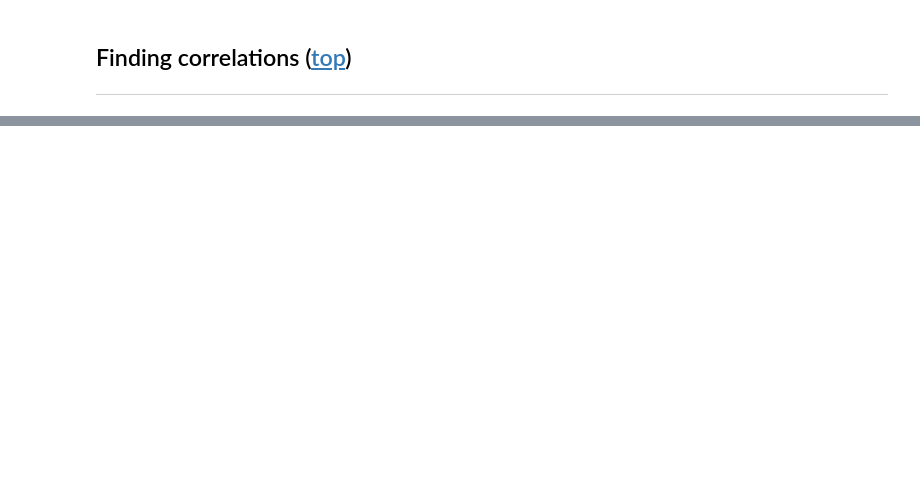
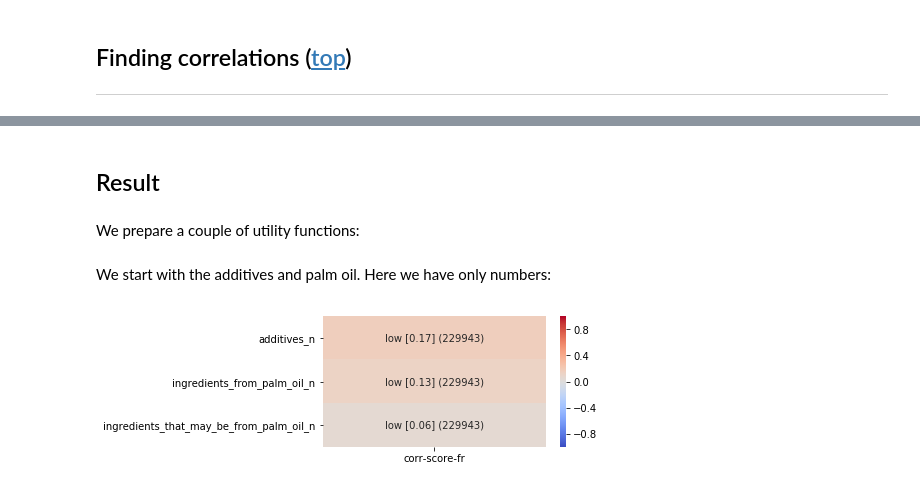
Before and after one commit to jeanrichard/epflx-adsml19-course2-project, a Jupyter notebook: course-02-project-task-f.ipynb, the cells around one changed output, grey strips where cells are left out. Saved outputs shown, nothing was run; the diff lists cells and outputs as text; code cells hidden in the pictures; blank space fills up the shorter version.

```diff
--- a/course-02-project-task-f.ipynb
+++ b/course-02-project-task-f.ipynb
@@ -423,0 +255,46 @@ plt.show()
+# %% [markdown]
+## Result
+# %% [markdown]
+We prepare a couple of utility functions:
+# %%
+def categorize(coeff: float) -> str:
+    """\
+    If the coefficient is NA, returns NA. Otherwise, returns one of 'low', 'moderate' or 'high'.
+    """
+    if pd.isna(coeff):
+        return coeff
+
+    coeff = math.fabs(coeff)
+    # The coefficient is in range [0, 1]:
+    if 0 <= coeff < 0.3:
+        return 'low'
+    elif 0.3 <= coeff < 0.5:
+        return 'moderate'
+    else:  # 0.5 <= coeff <= 1.0
+        return 'high'
+
+
+def plot_heatmap(cols: t.List[str]) -> None:
+    """\
+    """
+    corr_df = df[cols].corrwith(df['nutrition-score-fr_100g']).to_frame(name='corr-score-fr')
+
+    # Compute the number of entries where the given column and the score columns were both not NA:
+    nnotnas = []
+    for col in cols:
+        nnotna = (df[col].notna() & df['nutrition-score-fr_100g'].notna()).sum()
+        nnotnas.append(nnotna)
+
+    labels = pd.DataFrame(data=[
+        f'{categorize(coeff)} [{coeff:.2f}] ({nnotna})' for coeff, nnotna in zip(corr_df['corr-score-fr'], nnotnas)
+    ])
+
+    fig, ax = plt.subplots(figsize=(5, len(cols) * 0.8))
+    sns.heatmap(corr_df[['corr-score-fr']], annot=labels, fmt='', vmin=-1.0, vmax=1.0, cmap='coolwarm', ax=ax)
+    plt.show()
+# %% [markdown]
+We start with the additives and palm oil. Here we have only numbers:
+# %%
+plot_heatmap(cols_additives_and_palm)
+# %% [output]
+[figure, added]
```
Also changed, not shown: parts of 49 cells of this notebook.
